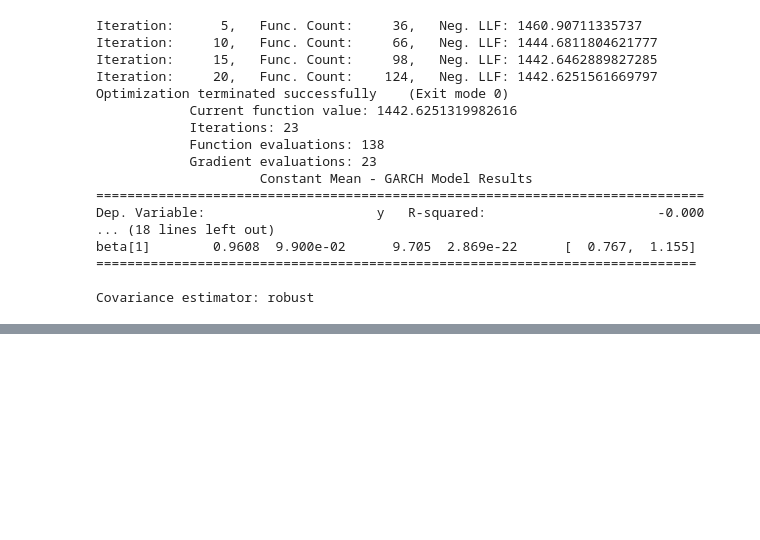
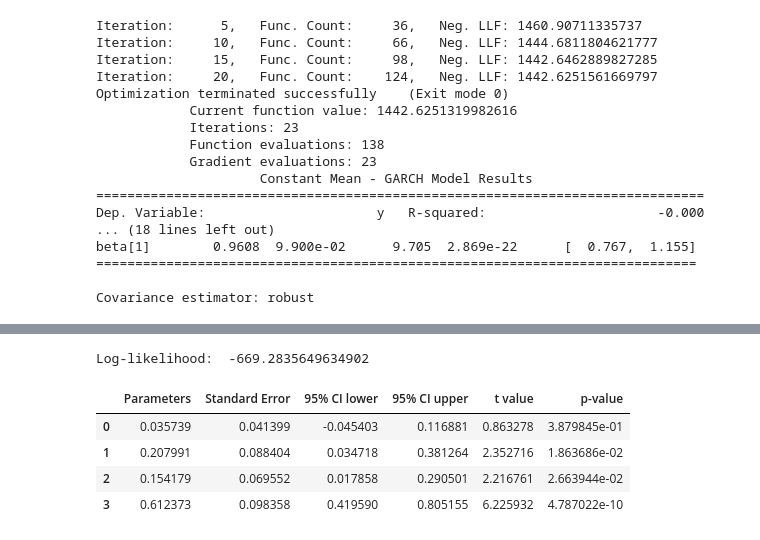
Before and after one commit to NemesiP/volatility-forecasting, a Jupyter notebook: Examples/GARCH_std_err.ipynb, the cells around one changed output, grey strips where cells are left out. Saved outputs shown, nothing was run; the diff lists cells and outputs as text; code cells hidden in the pictures; blank space fills up the shorter version.

```diff
--- a/Examples/GARCH_std_err.ipynb
+++ b/Examples/GARCH_std_err.ipynb
@@ -166,0 +149,25 @@ Text(0.5, 1.0, 'Returns')
+# %%
+opt = minimize(normal_loglikelihood_trans,
+               init_params_trans,
+               args = (np.asarray(returns), restrictions),
+               method = "l-bfgs-b",
+               options = {'disp': None, 'maxiter': 250}
+              )
+# %%
+params = transform_back(opt.x, restrictions)
+
+grad = gradient(opt.x, restrictions)
+variance = opt.hess_inv.todense() / len(returns)
+high = params + 1.96 * np.multiply(np.sqrt(np.diagonal(variance)), grad)
+low = params - 1.96 * np.multiply(np.sqrt(np.diagonal(variance)), grad)
+
+table2 = pd.DataFrame(data = {'Parameters': params, 'Standard Error': np.multiply(np.sqrt(np.diagonal(variance)), grad), '95% CI lower': low, '95% CI upper': high, 't value': params/np.multiply(np.sqrt(np.diagonal(variance)), grad), 'p-value': stats.norm.sf(np.abs(params/np.multiply(np.sqrt(np.diagonal(variance)), grad))) * 2})
+print('Log-likelihood: ', -opt.fun*len(returns), '\n')
+display(table2)
+# %% [output]
+Log-likelihood:  -669.2835649634902
+|  | Parameters | Standard Error | 95% CI lower | 95% CI upper | t value | p-value |
+| 0 | 0.035739 | 0.041399 | -0.045403 | 0.116881 | 0.863278 | 3.879845e-01 |
+| 1 | 0.207991 | 0.088404 | 0.034718 | 0.381264 | 2.352716 | 1.863686e-02 |
+| 2 | 0.154179 | 0.069552 | 0.017858 | 0.290501 | 2.216761 | 2.663944e-02 |
+| 3 | 0.612373 | 0.098358 | 0.419590 | 0.805155 | 6.225932 | 4.787022e-10 |
```
Also changed, not shown: parts of 9 cells of this notebook, 2 other files.
